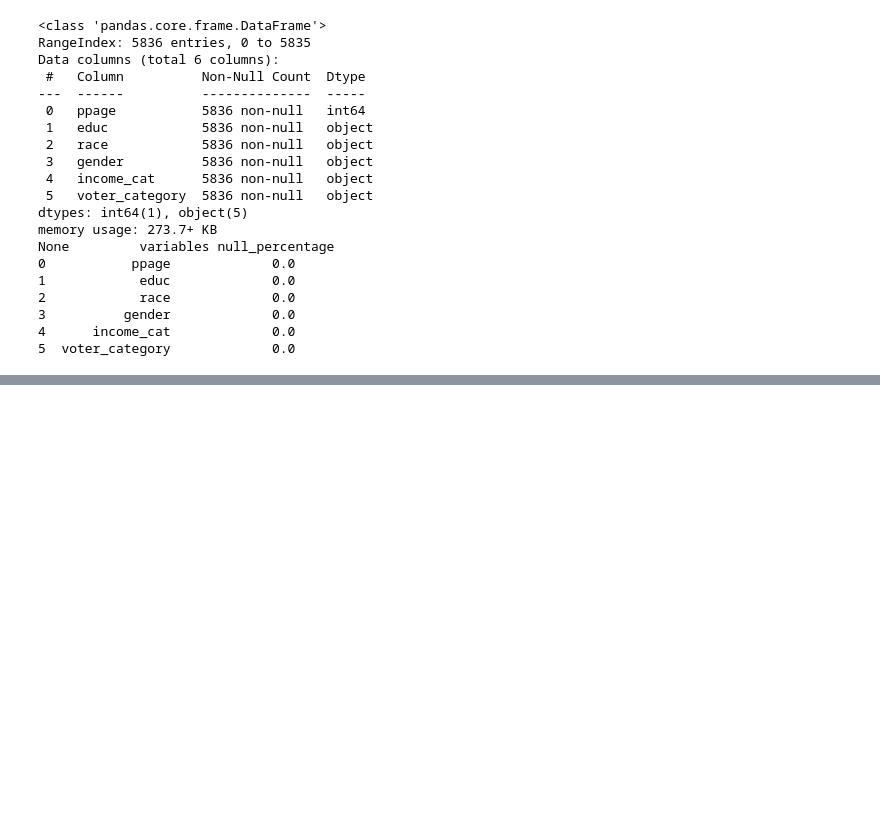
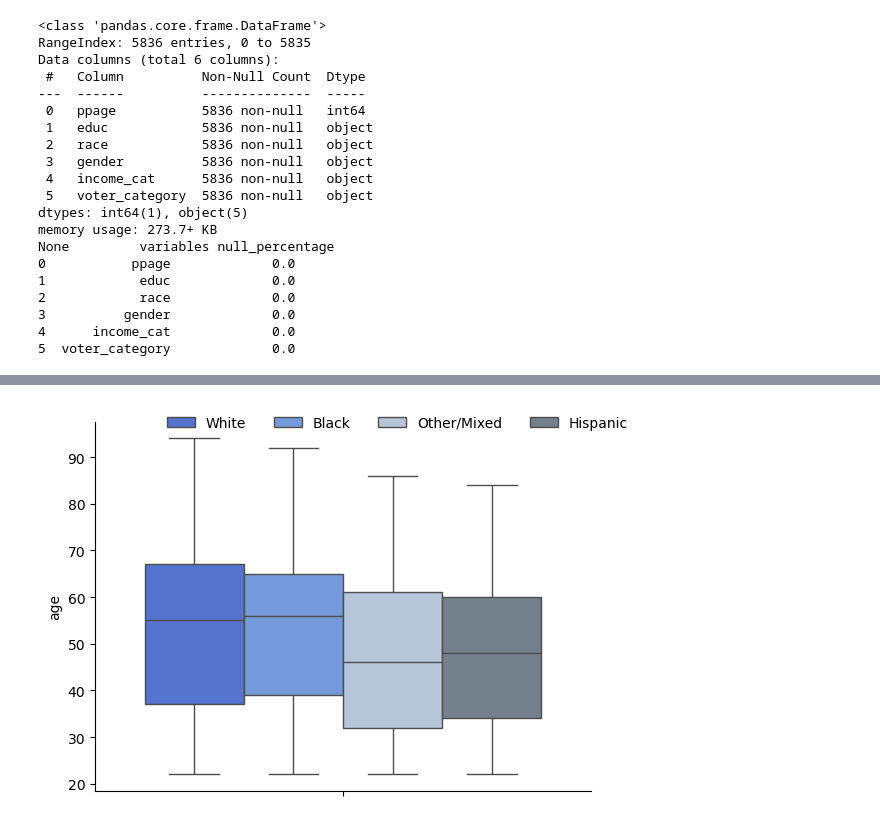
Before and after one commit to patywork/portfolio, a Jupyter notebook: voters_analysis/Respondents.ipynb, the cells around one changed output, grey strips where cells are left out. Cells and saved outputs as stored; diff of their text form; code cells hidden in the pictures; blank space fills up the shorter version.

```diff
--- a/voters_analysis/Respondents.ipynb
+++ b/voters_analysis/Respondents.ipynb
@@ -124,0 +117,8 @@ plt.tight_layout()
+# %%
+ax=sns.boxplot(data=data, y='ppage', hue='race', palette=['royalblue', 'cornflowerblue','lightsteelblue', 'slategrey'])
+ax.set_ylabel('age')
+plt.legend(frameon=False, ncol=len(
+    data['race'].unique()),bbox_to_anchor=(1.1, 1.05))
+sns.despine();
+# %% [output]
+[figure, added]
```
Also changed, not shown: parts of 23 cells of this notebook.
